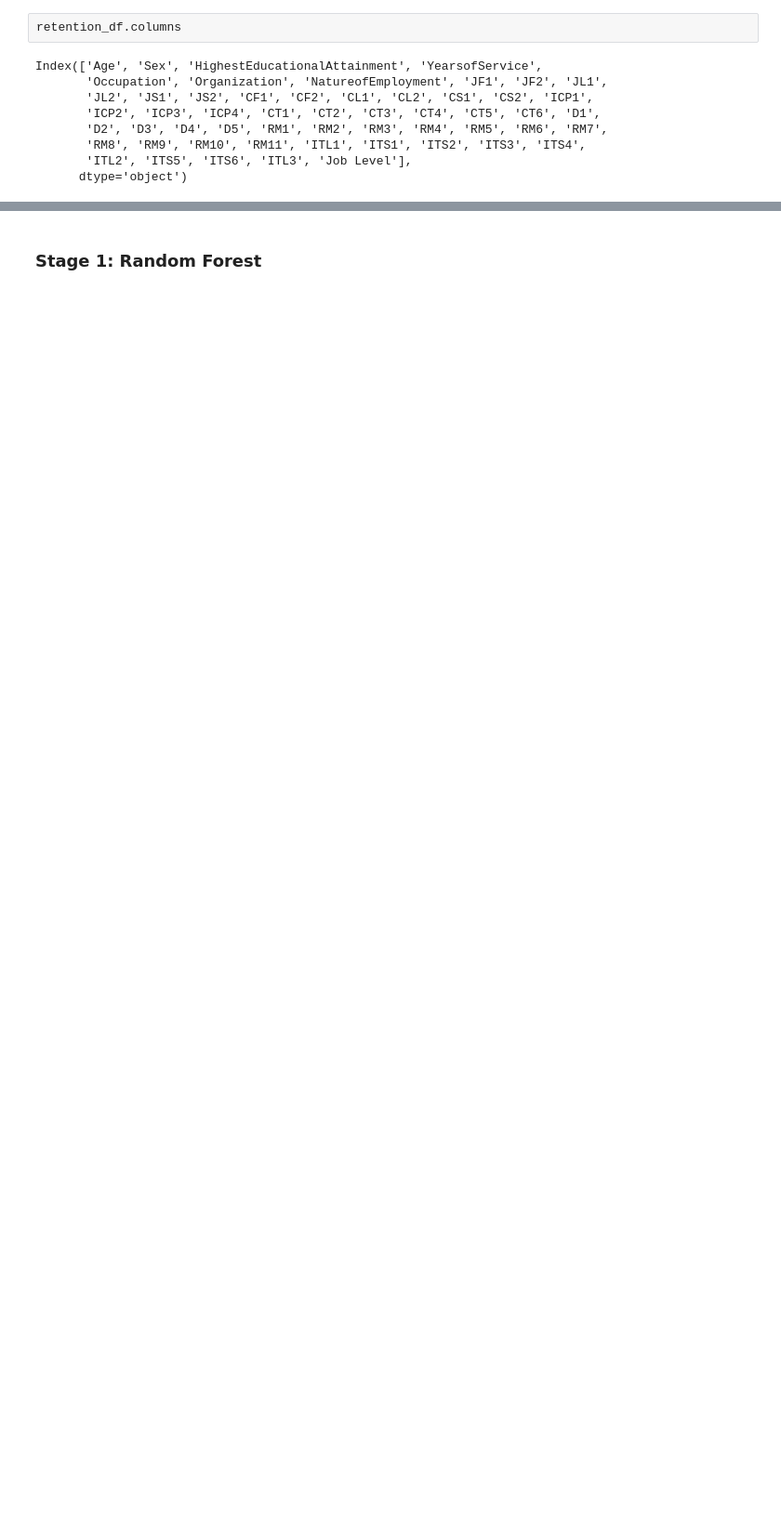
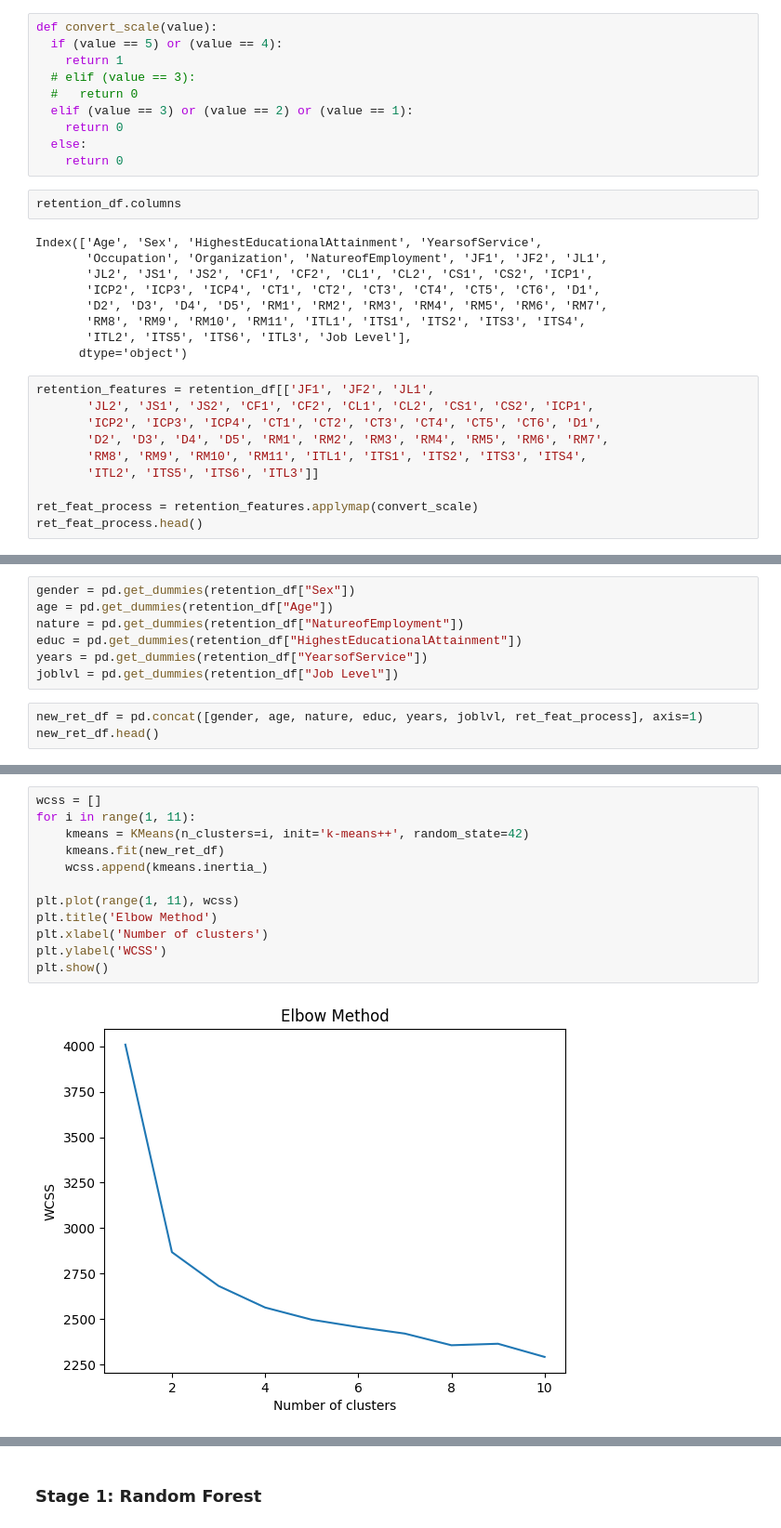
Before and after one commit to pjcroxas/Talent-Retention-in-Railway-Workforce, a Jupyter notebook: Comprehensive_Data_Analysis_Railway_Workforce_Retention.ipynb, the cells around one changed output, grey strips where cells are left out. Shown at 93% size. Drawn from its saved outputs; the diff is of its cells as text; blank space fills up the shorter version.

```diff
--- a/Comprehensive_Data_Analysis_Railway_Workforce_Retention.ipynb
+++ b/Comprehensive_Data_Analysis_Railway_Workforce_Retention.ipynb
@@ -337,3 +332,13 @@ from sklearn.model_selection import train_test_split
+# %%
+def convert_scale(value):
+  if (value == 5) or (value == 4):
+    return 1
+  # elif (value == 3):
+  #   return 0
+  elif (value == 3) or (value == 2) or (value == 1):
+    return 0
+  else:
+    return 0
 # %%
 retention_df.columns
 # %% [output]
@@ -345,3 +350,13 @@ Index(['Age', 'Sex', 'HighestEducationalAttainment', 'YearsofService',
        'RM8', 'RM9', 'RM10', 'RM11', 'ITL1', 'ITS1', 'ITS2', 'ITS3', 'ITS4',
        'ITL2', 'ITS5', 'ITS6', 'ITL3', 'Job Level'],
       dtype='object')
+# %%
+retention_features = retention_df[['JF1', 'JF2', 'JL1',
+       'JL2', 'JS1', 'JS2', 'CF1', 'CF2', 'CL1', 'CL2', 'CS1', 'CS2', 'ICP1',
+       'ICP2', 'ICP3', 'ICP4', 'CT1', 'CT2', 'CT3', 'CT4', 'CT5', 'CT6', 'D1',
+       'D2', 'D3', 'D4', 'D5', 'RM1', 'RM2', 'RM3', 'RM4', 'RM5', 'RM6', 'RM7',
+       'RM8', 'RM9', 'RM10', 'RM11', 'ITL1', 'ITS1', 'ITS2', 'ITS3', 'ITS4',
+       'ITL2', 'ITS5', 'ITS6', 'ITL3']]
+
+ret_feat_process = retention_features.applymap(convert_scale)
+ret_feat_process.head()
@@ -347,0 +386,10 @@ Index(['Age', 'Sex', 'HighestEducationalAttainment', 'YearsofService',
+# %%
+gender = pd.get_dummies(retention_df["Sex"])
+age = pd.get_dummies(retention_df["Age"])
+nature = pd.get_dummies(retention_df["NatureofEmployment"])
+educ = pd.get_dummies(retention_df["HighestEducationalAttainment"])
+years = pd.get_dummies(retention_df["YearsofService"])
+joblvl = pd.get_dummies(retention_df["Job Level"])
+# %%
+new_ret_df = pd.concat([gender, age, nature, educ, years, joblvl, ret_feat_process], axis=1)
+new_ret_df.head()
@@ -347,0 +412,14 @@ Index(['Age', 'Sex', 'HighestEducationalAttainment', 'YearsofService',
+# %%
+wcss = []
+for i in range(1, 11):
+    kmeans = KMeans(n_clusters=i, init='k-means++', random_state=42)
+    kmeans.fit(new_ret_df)
+    wcss.append(kmeans.inertia_)
+
+plt.plot(range(1, 11), wcss)
+plt.title('Elbow Method')
+plt.xlabel('Number of clusters')
+plt.ylabel('WCSS')
+plt.show()
+# %% [output]
+[figure, added]
```
Also changed, not shown: parts of 53 cells of this notebook.
